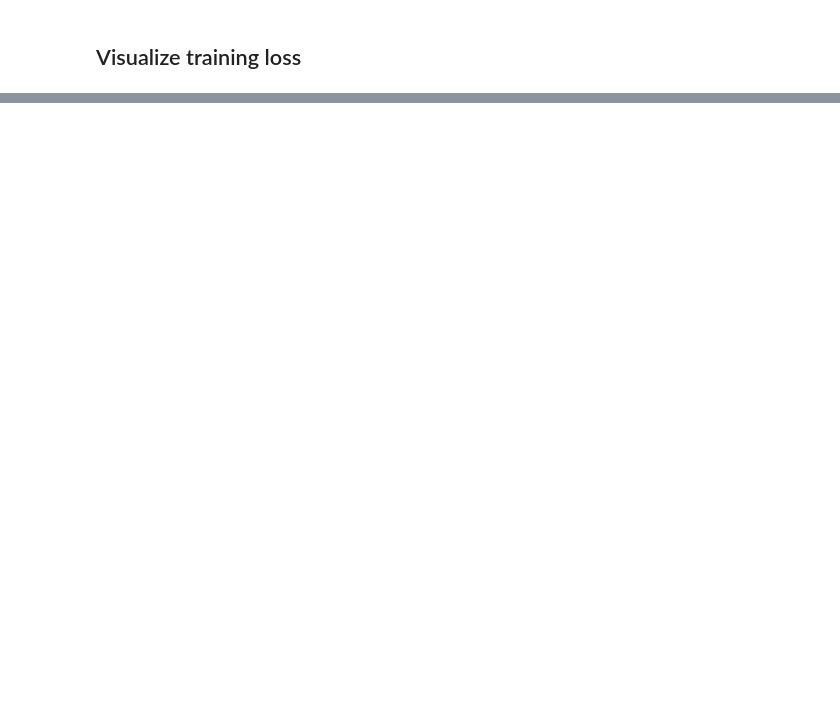
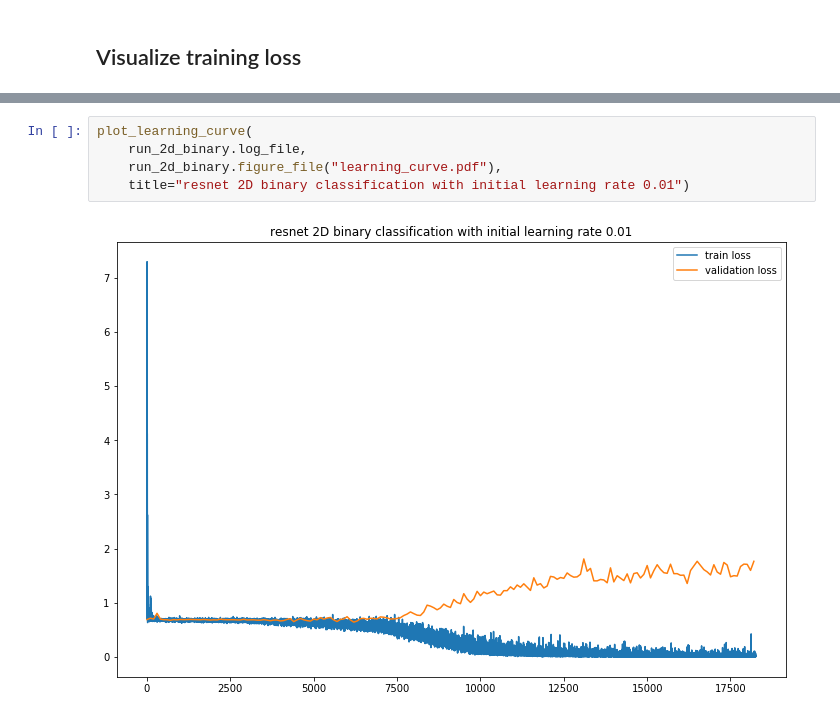
Before and after one commit to bonyuta0204/pytorch-i3d, a Jupyter notebook: notebook/resnet_analysis.ipynb, the cells around one changed output, grey strips where cells are left out. Cells and saved outputs as stored; diff of their text form; blank space fills up the shorter version.

```diff
--- a/notebook/resnet_analysis.ipynb
+++ b/notebook/resnet_analysis.ipynb
@@ -193,0 +71,7 @@ plt.savefig(run_3d.figure_file("auc.pdf"))
+# %%
+plot_learning_curve(
+    run_2d_binary.log_file,
+    run_2d_binary.figure_file("learning_curve.pdf"),
+    title="resnet 2D binary classification with initial learning rate 0.01")
+# %% [output]
+[figure, added]
```
Also changed, not shown: parts of 37 cells of this notebook, 21 other files.
